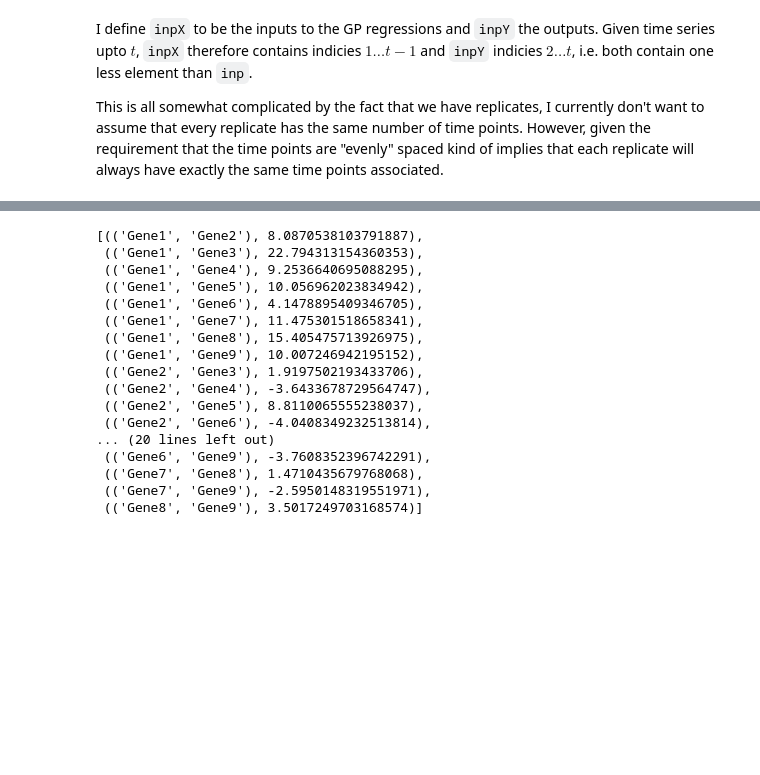
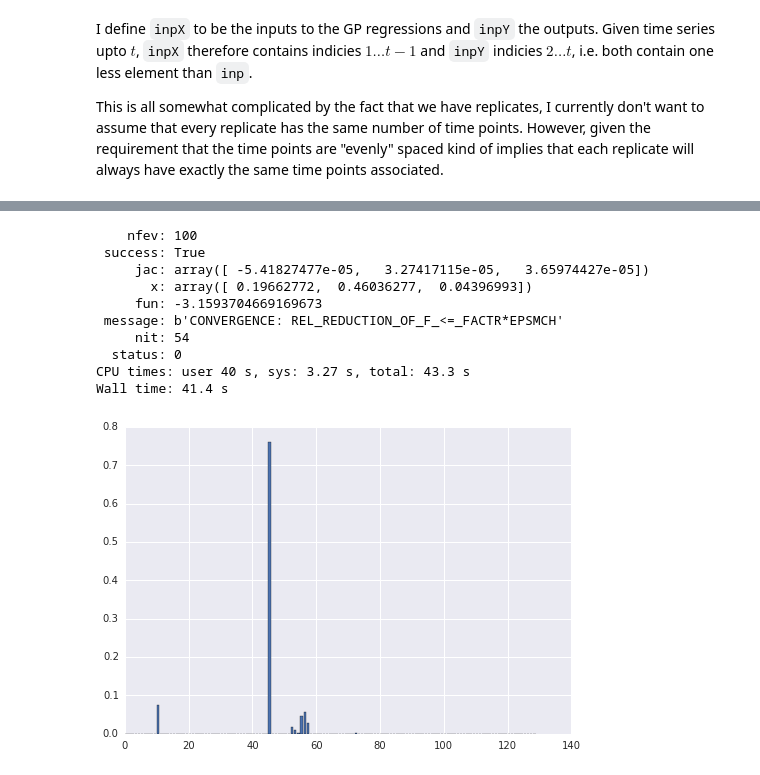
Before and after one commit to smason/ip2, a Jupyter notebook: csi.ipynb, the cells around one changed output, grey strips where cells are left out. Cells and saved outputs as stored; diff of their text form; code cells hidden in the pictures; blank space fills up the shorter version.

```diff
--- a/csi.ipynb
+++ b/csi.ipynb
@@ -90,3 +82,0 @@ Wall time: 254 ms
-# %%
-%%time
-optimise(M)
@@ -96,20 +82,0 @@ Wall time: 2.6 s
-# %%
-list(zip(p,[m.log_likelihood() for m in M]))
-# %% [output]
-[(('Gene1', 'Gene2'), 8.0870538103791887),
- (('Gene1', 'Gene3'), 22.794313154360353),
- (('Gene1', 'Gene4'), 9.2536640695088295),
- (('Gene1', 'Gene5'), 10.056962023834942),
- (('Gene1', 'Gene6'), 4.1478895409346705),
- (('Gene1', 'Gene7'), 11.475301518658341),
- (('Gene1', 'Gene8'), 15.405475713926975),
- (('Gene1', 'Gene9'), 10.007246942195152),
- (('Gene2', 'Gene3'), 1.9197502193433706),
- (('Gene2', 'Gene4'), -3.6433678729564747),
- (('Gene2', 'Gene5'), 8.8110065555238037),
- (('Gene2', 'Gene6'), -4.0408349232513814),
-... (20 lines left out)
- (('Gene6', 'Gene9'), -3.7608352396742291),
- (('Gene7', 'Gene8'), 1.4710435679768068),
- (('Gene7', 'Gene9'), -2.5950148319551971),
- (('Gene8', 'Gene9'), 3.5017249703168574)]
@@ -115,0 +112,29 @@ list(zip(p,[m.log_likelihood() for m in M]))
+# %%
+%%time
+itl = np.delete(inp.index,9)
+p = list(it.chain(it.combinations(itl,1),
+                  it.combinations(itl,2),
+                  it.combinations(itl,3)
+                 ))
+
+M = list(setup(iter(p), inpY[["Gene10"]]))
+
+weights = np.ones(len(p)) / len(p)
+res = runOpt(weights, np.exp(sp.randn(3)*5))
+print(res)
+
+ll = logLikUnweighted(res.x)
+weights = calcWeights(ll)
+plt.bar(range(len(weights)),weights);
+# %% [output]
+    nfev: 100
+ success: True
+     jac: array([ -5.41827477e-05,   3.27417115e-05,   3.65974427e-05])
+       x: array([ 0.19662772,  0.46036277,  0.04396993])
+     fun: -3.1593704669169673
+ message: b'CONVERGENCE: REL_REDUCTION_OF_F_<=_FACTR*EPSMCH'
+     nit: 54
+  status: 0
+CPU times: user 40 s, sys: 3.27 s, total: 43.3 s
+Wall time: 41.4 s
+[figure, added]
```
Also changed, not shown: parts of 10 cells of this notebook.
